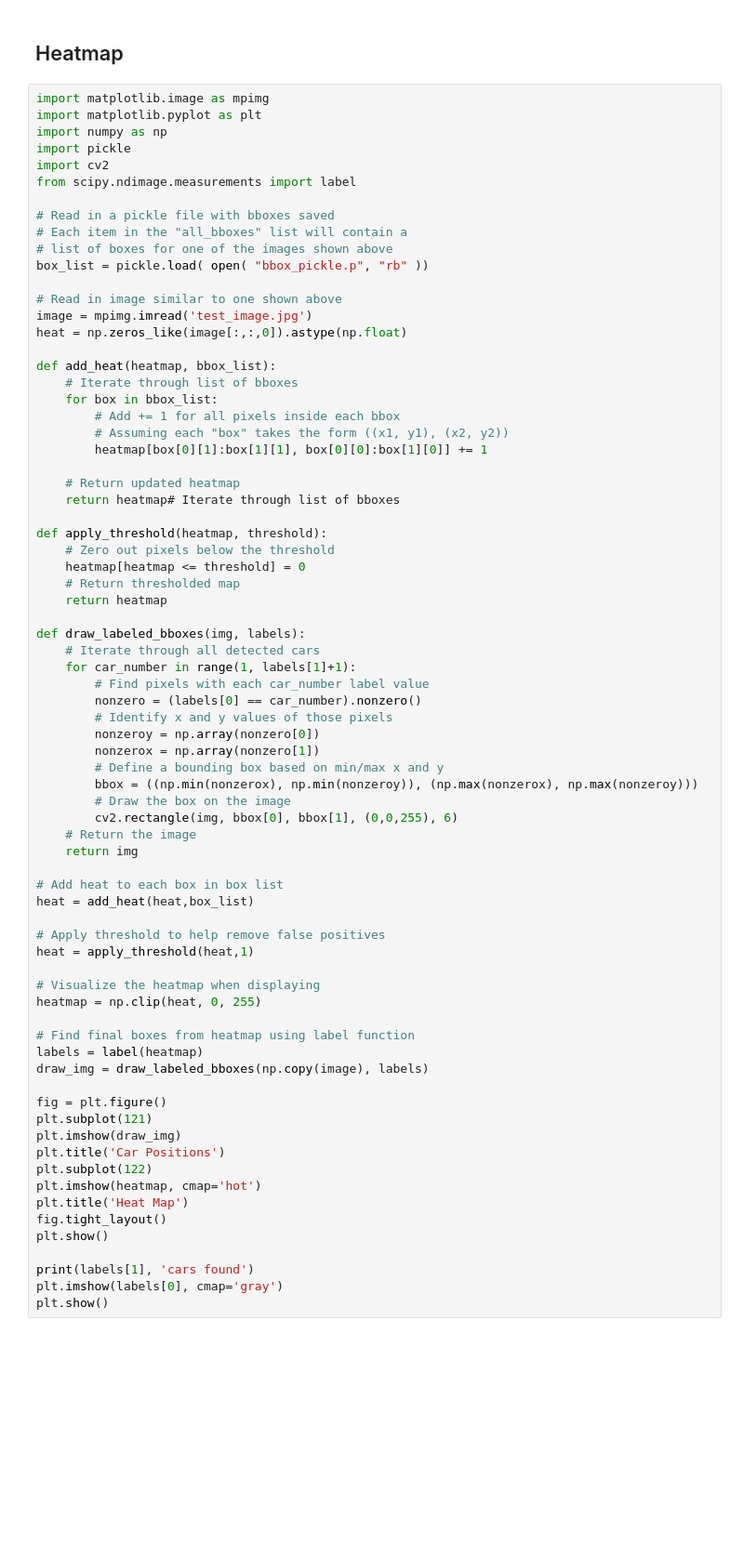
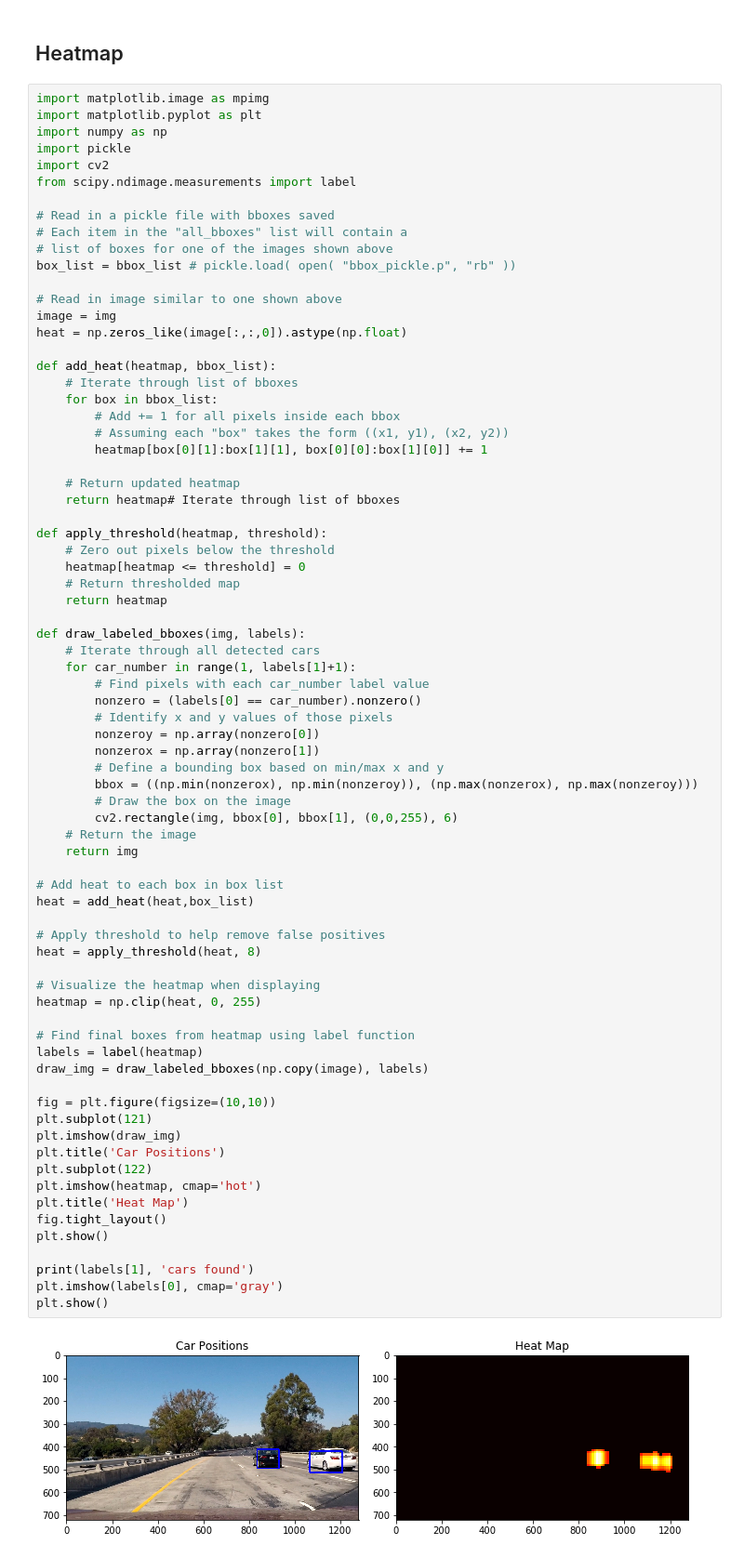
Before and after one commit to rdjondo/CarND-Vehicle-Detection, a Jupyter notebook: experiment.ipynb, the cells around one changed output. Shown: that part at 93% size. Saved outputs shown, nothing was run; the diff lists cells and outputs as text; blank space fills up the shorter version.

```diff
--- a/experiment.ipynb
+++ b/experiment.ipynb
@@ -440,10 +443,10 @@ from scipy.ndimage.measurements import label
 # Read in a pickle file with bboxes saved
 # Each item in the "all_bboxes" list will contain a
 # list of boxes for one of the images shown above
-box_list = pickle.load( open( "bbox_pickle.p", "rb" ))
+box_list = bbox_list # pickle.load( open( "bbox_pickle.p", "rb" ))
 
 # Read in image similar to one shown above
-image = mpimg.imread('test_image.jpg')
+image = img
 heat = np.zeros_like(image[:,:,0]).astype(np.float)
 
 def add_heat(heatmap, bbox_list):
@@ -474,32 +477,34 @@ def draw_labeled_bboxes(img, labels):
         bbox = ((np.min(nonzerox), np.min(nonzeroy)), (np.max(nonzerox), np.max(nonzeroy)))
         # Draw the box on the image
         cv2.rectangle(img, bbox[0], bbox[1], (0,0,255), 6)
     # Return the image
     return img
 
 # Add heat to each box in box list
 heat = add_heat(heat,box_list)
 
 # Apply threshold to help remove false positives
-heat = apply_threshold(heat,1)
+heat = apply_threshold(heat, 8)
 
 # Visualize the heatmap when displaying
 heatmap = np.clip(heat, 0, 255)
 
 # Find final boxes from heatmap using label function
 labels = label(heatmap)
 draw_img = draw_labeled_bboxes(np.copy(image), labels)
 
-fig = plt.figure()
+fig = plt.figure(figsize=(10,10))
 plt.subplot(121)
 plt.imshow(draw_img)
 plt.title('Car Positions')
 plt.subplot(122)
 plt.imshow(heatmap, cmap='hot')
 plt.title('Heat Map')
 fig.tight_layout()
 plt.show()
 
 print(labels[1], 'cars found')
 plt.imshow(labels[0], cmap='gray')
 plt.show()
+# %% [output]
+[figure, added]
```
Also changed, not shown: parts of 2 cells of this notebook.
